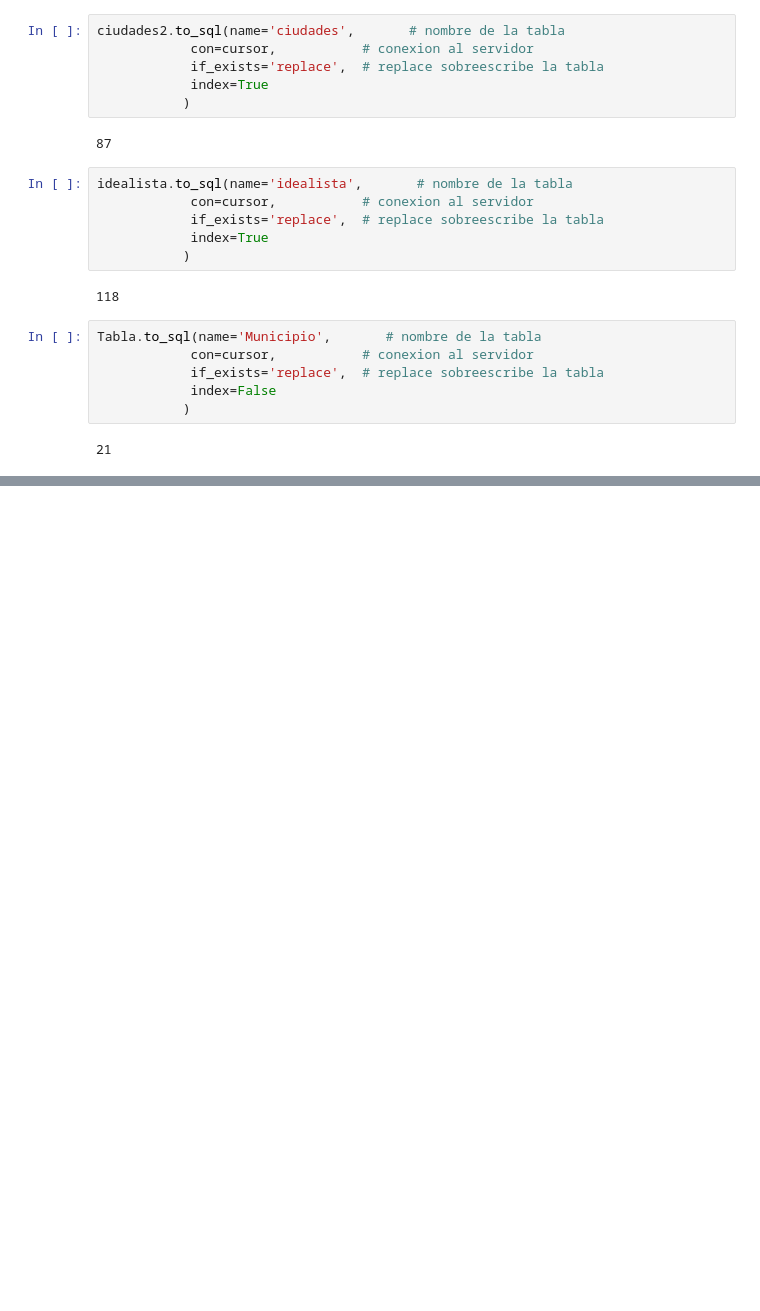
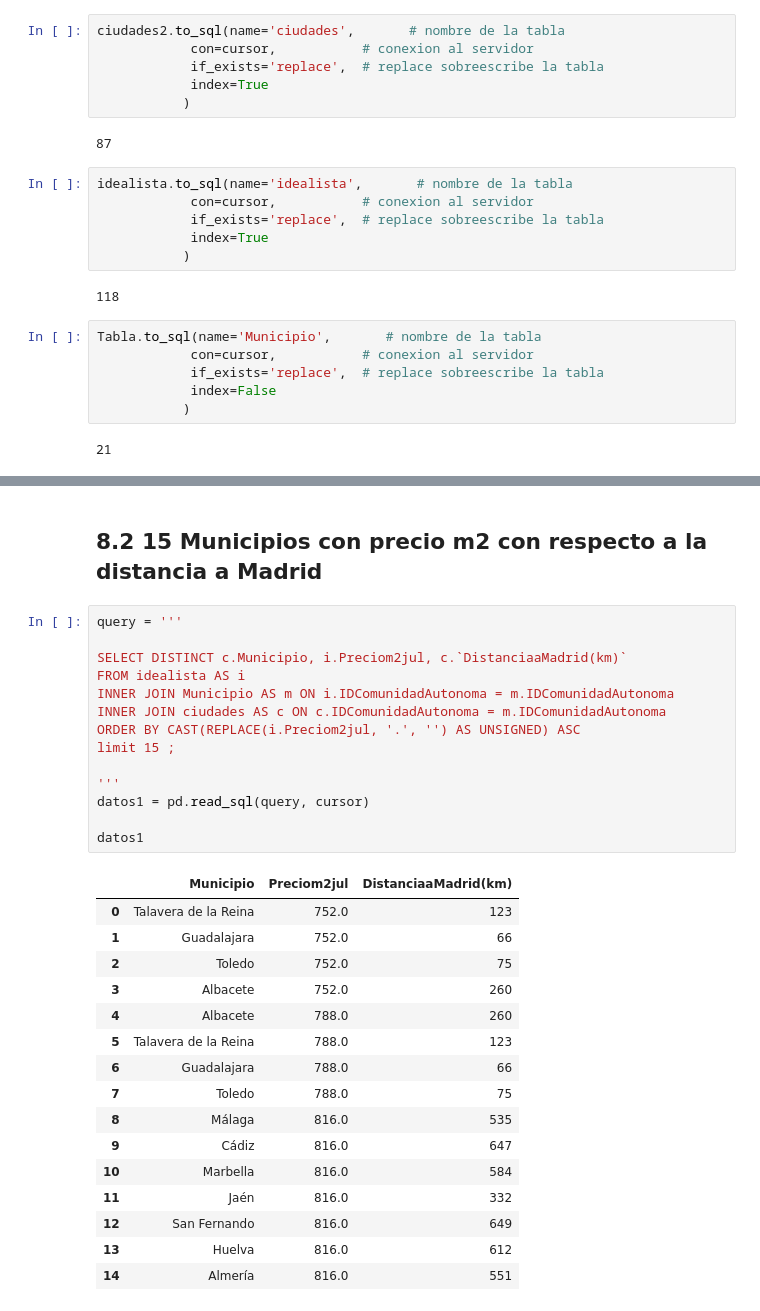
Before and after one commit to esteban-bit/Project-ETL, a Jupyter notebook: Proyecto ETL.ipynb, the cells around one changed output, grey strips where cells are left out. Drawn from its saved outputs; the diff is of its cells as text; blank space fills up the shorter version.

```diff
--- a/Proyecto ETL.ipynb
+++ b/Proyecto ETL.ipynb
@@ -1079 +1013,34 @@ datos = datos.drop(columnas_a_eliminar, axis=1)
+# %% [markdown]
+## 8.2 15 Municipios con precio m2 con respecto a la distancia a Madrid
+# %%
+query = '''
+
+SELECT DISTINCT c.Municipio, i.Preciom2jul, c.`DistanciaaMadrid(km)`
+FROM idealista AS i
+INNER JOIN Municipio AS m ON i.IDComunidadAutonoma = m.IDComunidadAutonoma
+INNER JOIN ciudades AS c ON c.IDComunidadAutonoma = m.IDComunidadAutonoma
+ORDER BY CAST(REPLACE(i.Preciom2jul, '.', '') AS UNSIGNED) ASC
+limit 15 ;
+
+'''
+datos1 = pd.read_sql(query, cursor)
+
+datos1
+# %% [output]
+|  | Municipio | Preciom2jul | DistanciaaMadrid(km) |
+| 0 | Talavera de la Reina | 752.0 | 123 |
+| 1 | Guadalajara | 752.0 | 66 |
+| 2 | Toledo | 752.0 | 75 |
+| 3 | Albacete | 752.0 | 260 |
+| 4 | Albacete | 788.0 | 260 |
+| 5 | Talavera de la Reina | 788.0 | 123 |
+| 6 | Guadalajara | 788.0 | 66 |
+| 7 | Toledo | 788.0 | 75 |
+| 8 | Málaga | 816.0 | 535 |
+| 9 | Cádiz | 816.0 | 647 |
+| 10 | Marbella | 816.0 | 584 |
+| 11 | Jaén | 816.0 | 332 |
+| 12 | San Fernando | 816.0 | 649 |
+| 13 | Huelva | 816.0 | 612 |
+| 14 | Almería | 816.0 | 551 |
 # %%
```
Also changed, not shown: parts of 34 cells of this notebook, 8 other files.
